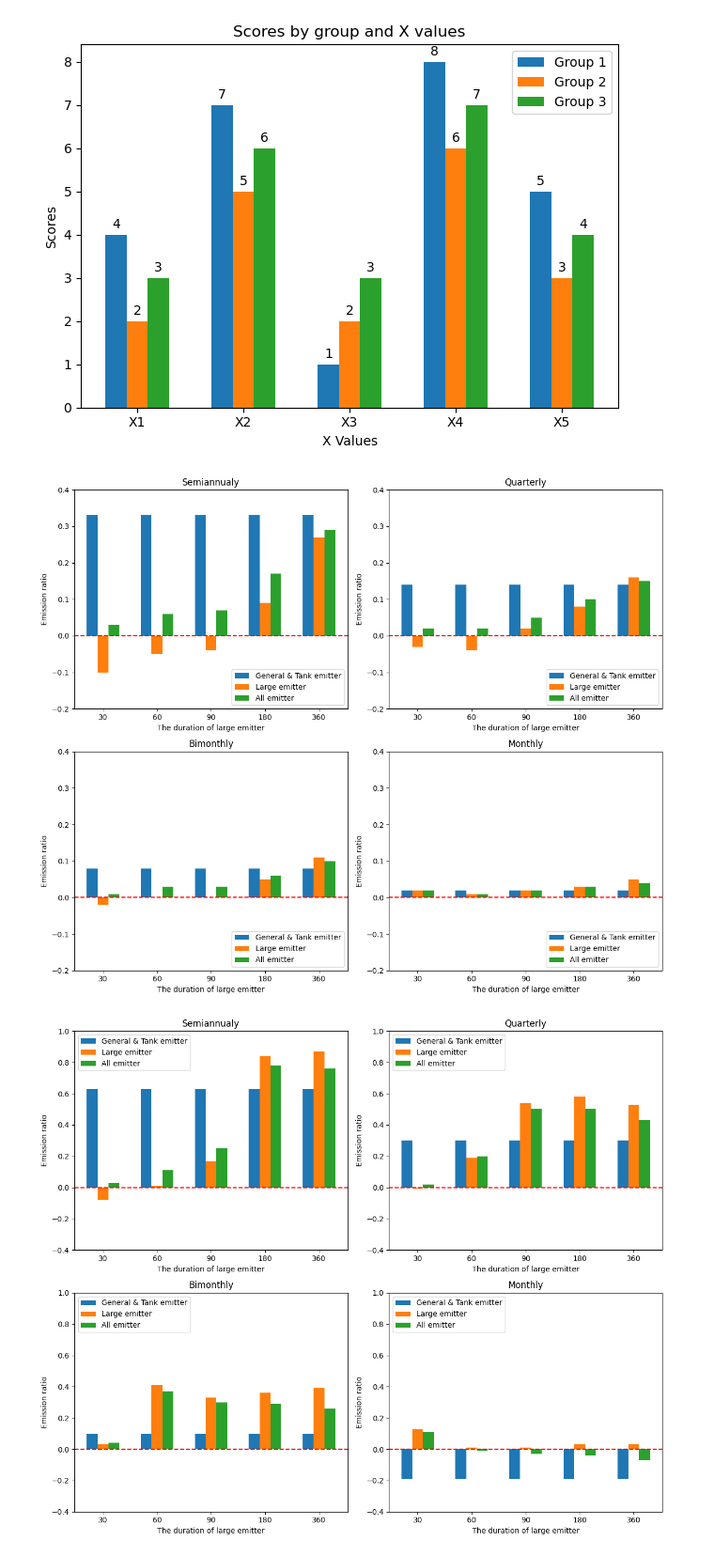
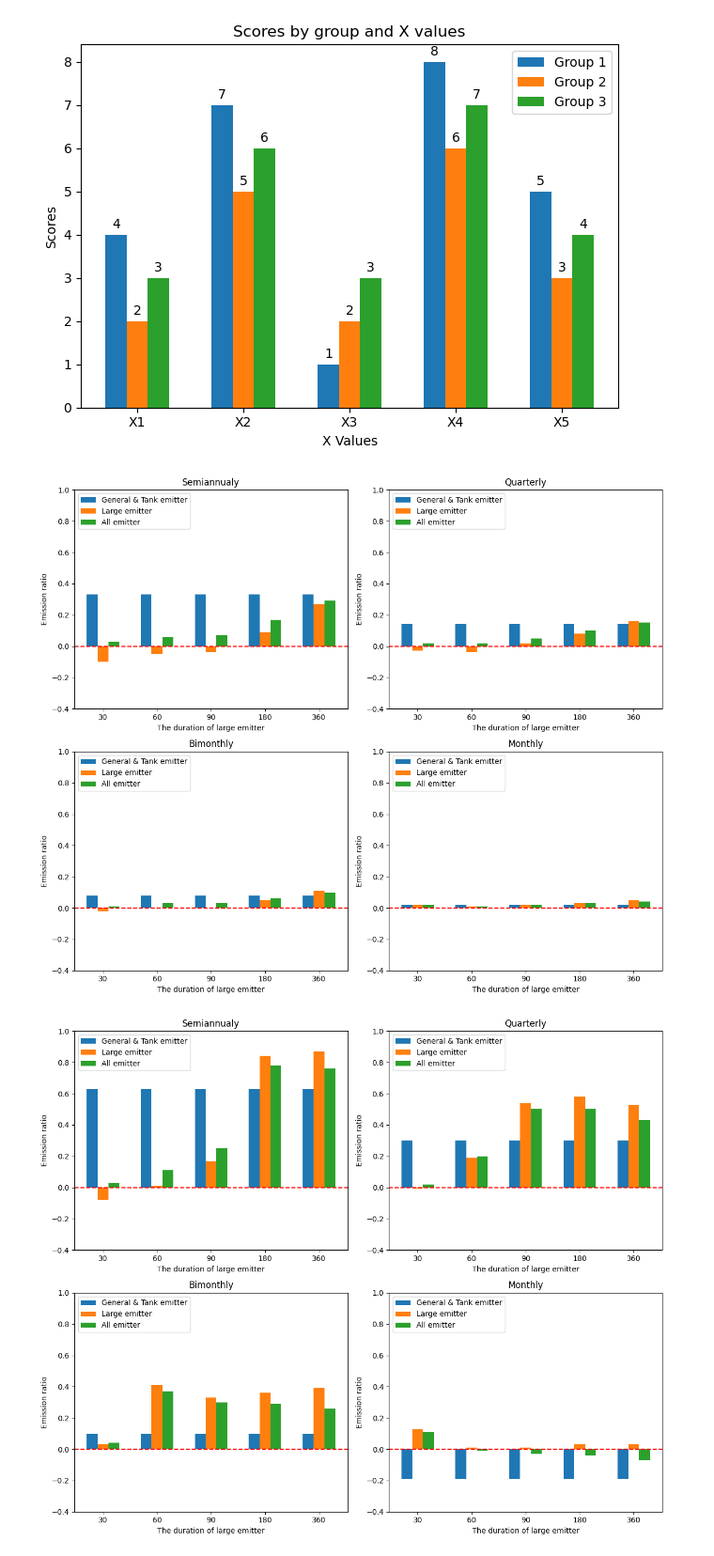
Before and after one commit to HJJJJX/Figure-Plotting, a Jupyter notebook: Accuracy_groupby_emitter_type.ipynb, the cells around one changed output. Shown at 94% size. Drawn from its saved outputs; the diff is of its cells as text; code cells hidden in the pictures.

```diff
--- a/Accuracy_groupby_emitter_type.ipynb
+++ b/Accuracy_groupby_emitter_type.ipynb
@@ -69,36 +69,36 @@ width = 0.2  # the width of the bars
 
 # Create the figure and subplots
 fig, axs = plt.subplots(2, 2, figsize=(12, 10))
 
 # Function to create the bar plots
 def create_bar_plot(ax, title, group1, group2, group3):
     rects1 = ax.bar(x - width, group1, width, label='General & Tank emitter')
     rects2 = ax.bar(x, group2, width, label='Large emitter')
     rects3 = ax.bar(x + width, group3, width, label='All emitter')
 
     # Add some text for labels, title, and custom x-axis tick labels, etc.
     ax.set_xlabel('The duration of large emitter')
     ax.set_ylabel('Emission ratio')
     ax.set_title(title)
     ax.set_xticks(x)
     ax.set_xticklabels(x_labels)
-    ax.legend(loc='lower right')
+    ax.legend(loc='upper left')
 
     # Set y-axis limits
-    ax.set_ylim(-0.2, 0.4)
+    ax.set_ylim(-0.4, 1.0)
 
     # Add a red dashed line at y = 0
     ax.axhline(0, color='red', linestyle='--')
 
 # Create each subplot
 for ax, (title, groups) in zip(axs.flat, data.items()):
     create_bar_plot(ax, title, groups['group1'], groups['group2'], groups['group3'])
 
 # Adjust layout to prevent overlap
 plt.tight_layout()
 plt.show()
 # %% [output]
-[figure, old version]
+[figure, new version]
 # %%
 #Repair
 
```
